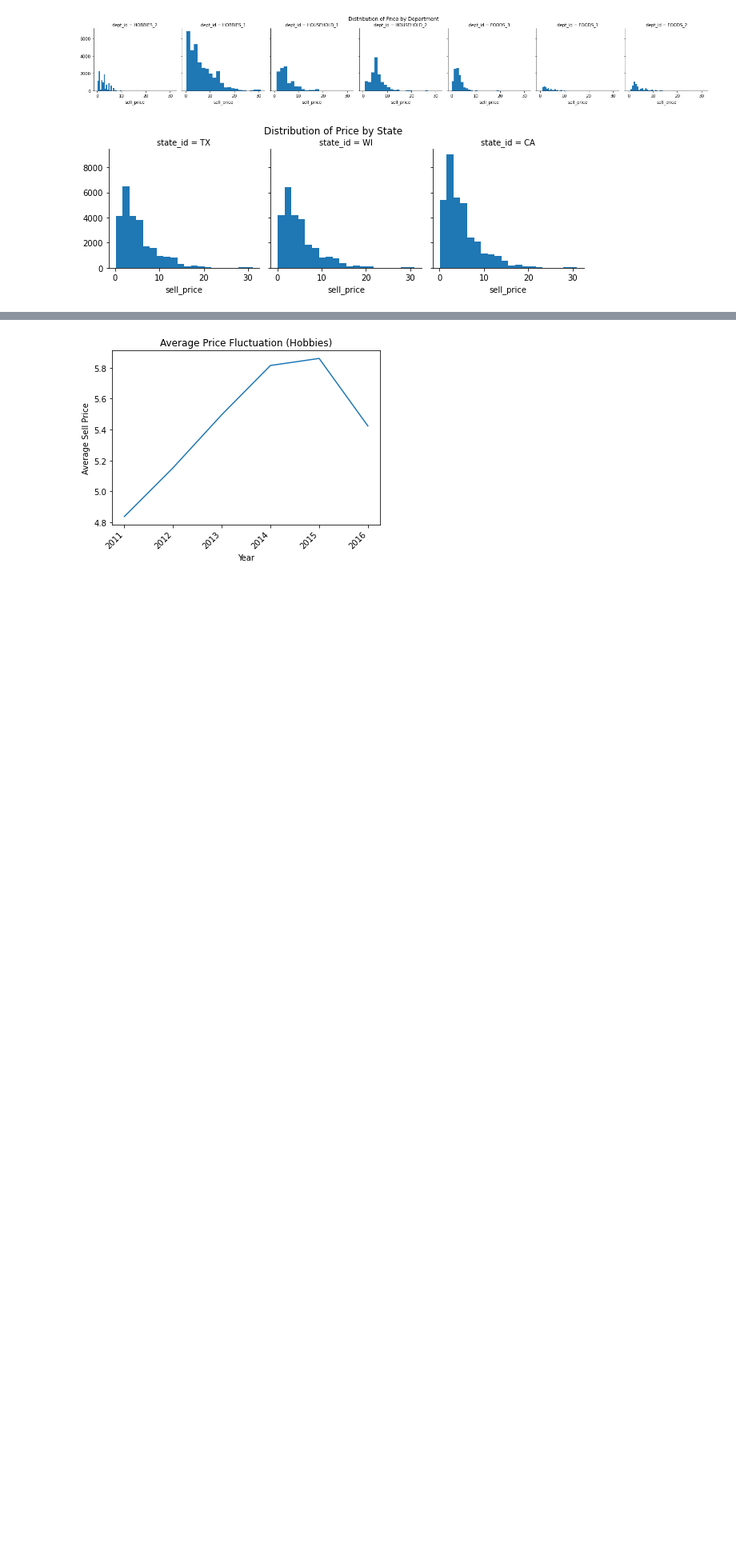
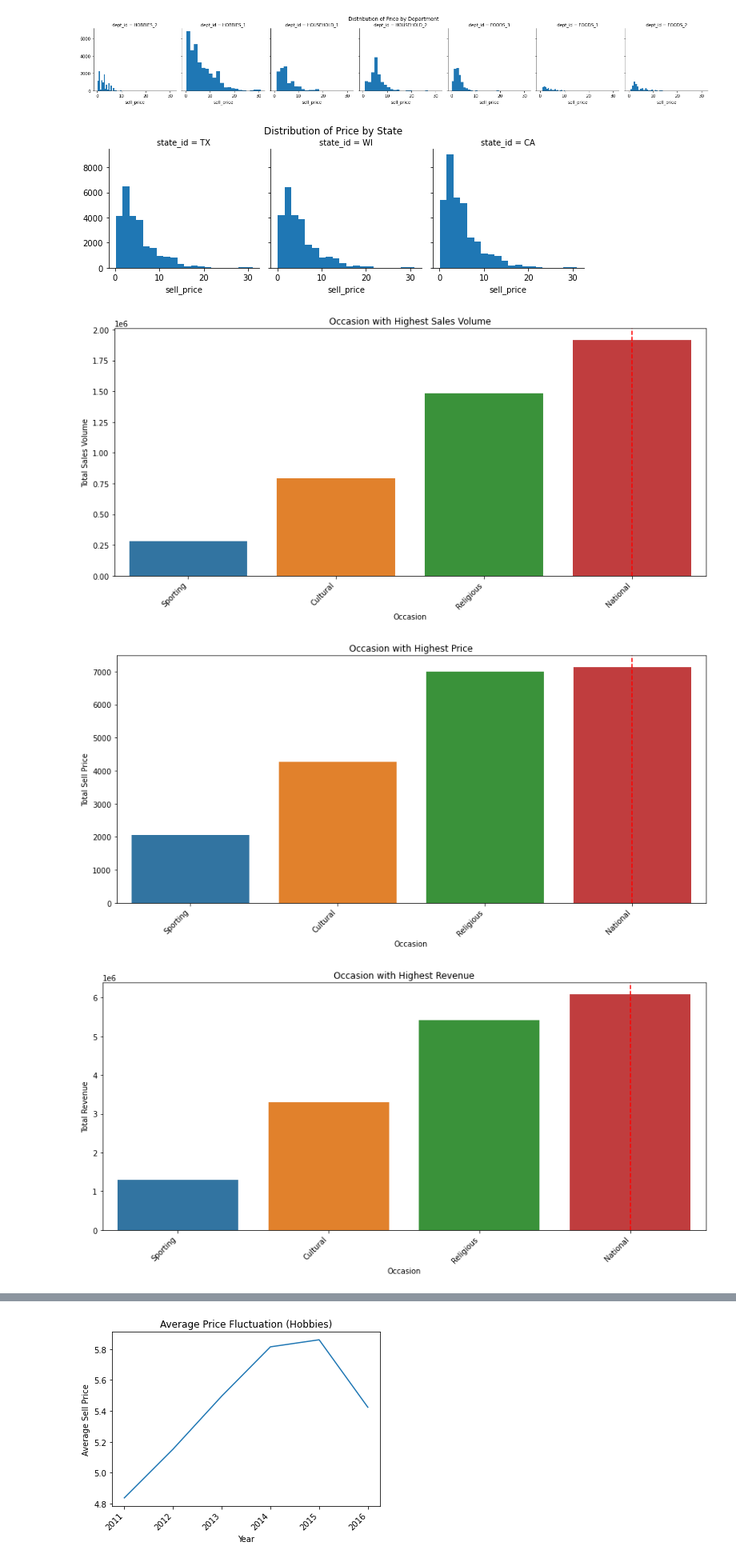
Before and after one commit to janiceivana/DS_05, a Jupyter notebook: R converted Data Analysis.ipynb, the cells around one changed output, grey strips where cells are left out. Shown at 80% size. Drawn from its saved outputs; the diff is of its cells as text; code cells hidden in the pictures; blank space fills up the shorter version.

```diff
--- a/R converted Data Analysis.ipynb
+++ b/R converted Data Analysis.ipynb
@@ -477,3 +478,67 @@ plt.show()
 [figure]
 [figure]
 [figure]
+# %%
+
+import matplotlib.pyplot as plt
+import seaborn as sns
+
+# Assuming hobbies_merge is a pandas DataFrame
+max_occasion_hobbies = hobbies_merge[hobbies_merge['event_type_1'].str.strip() != ''].groupby('event_type_1')['sum_unit_sold'].sum().idxmax()
+
+plt.figure(figsize=(12, 6))
+sns.barplot(x='event_type_1', y='sum_unit_sold', data=hobbies_merge, estimator=sum, ci=None)
+plt.title('Occasion with Highest Sales Volume')
+plt.xlabel('Occasion')
+plt.ylabel('Total Sales Volume')
+
+# Find the index of the occasion with the highest sales volume
+max_occasion_index = hobbies_merge['event_type_1'].dropna().unique().tolist().index(max_occasion_hobbies)
+
+# Add a vertical line for the occasion with the highest sales volume
+plt.axvline(x=max_occasion_index, linestyle='dashed', color='red')
+
+plt.xticks(rotation=45, ha='right')
+plt.tight_layout()
+plt.show()
+
+
+# Assuming hobbies_merge is a pandas DataFrame
+max_occasion_price_hobbies = hobbies_merge[hobbies_merge['event_type_1'].str.strip() != ''].groupby('event_type_1')['sell_price'].sum().idxmax()
+
+plt.figure(figsize=(12, 6))
+sns.barplot(x='event_type_1', y='sell_price', data=hobbies_merge, estimator=sum, ci=None)
+plt.title('Occasion with Highest Price')
+plt.xlabel('Occasion')
+plt.ylabel('Total Sell Price')
+
+max_occasion_index_price = hobbies_merge['event_type_1'].dropna().unique().tolist().index(max_occasion_price_hobbies)
+
+# Add a vertical line for the occasion with the highest price
+plt.axvline(x=max_occasion_index_price, linestyle='dashed', color='red')
+
+plt.xticks(rotation=45, ha='right')
+plt.tight_layout()
+plt.show()
+
+# Find occasion with highest revenue
+max_occasion_revenue_hobbies = hobbies_merge[hobbies_merge['event_type_1'].str.strip() != ''].groupby('event_type_1')['sales'].sum().idxmax()
+
+plt.figure(figsize=(12, 6))
+sns.barplot(x='event_type_1', y='sales', data=hobbies_merge, estimator=sum, ci=None)
+plt.title('Occasion with Highest Revenue')
+plt.xlabel('Occasion')
+plt.ylabel('Total Revenue')
+
+max_occasion_index_revenue = hobbies_merge['event_type_1'].dropna().unique().tolist().index(max_occasion_revenue_hobbies)
+
+# Add a vertical line for the occasion with the highest revenue
+plt.axvline(x=max_occasion_index_revenue, linestyle='dashed', color='red')
+
+plt.xticks(rotation=45, ha='right')
+plt.tight_layout()
+plt.show()
+# %% [output]
+[figure, added]
+[figure, added]
+[figure, added]
```
Also changed, not shown: parts of 24 cells of this notebook.
